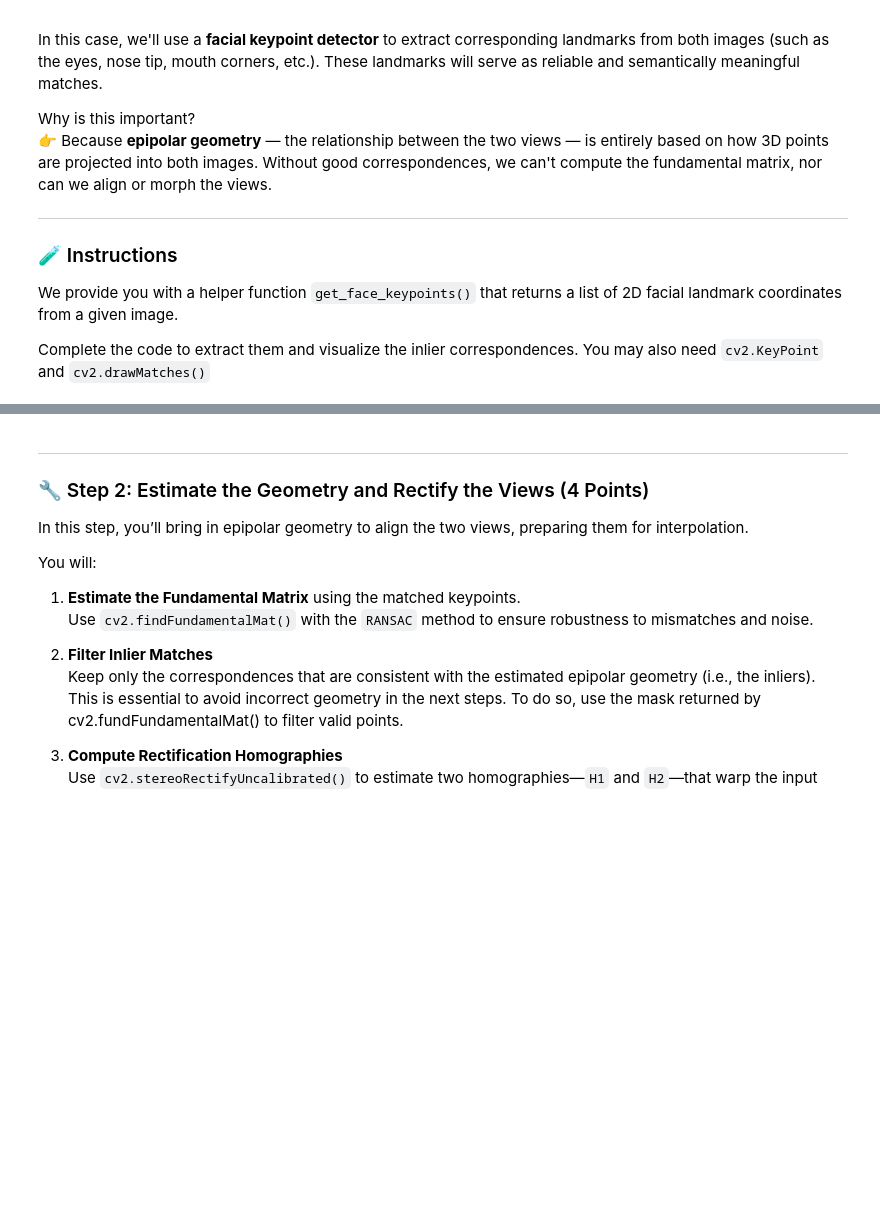
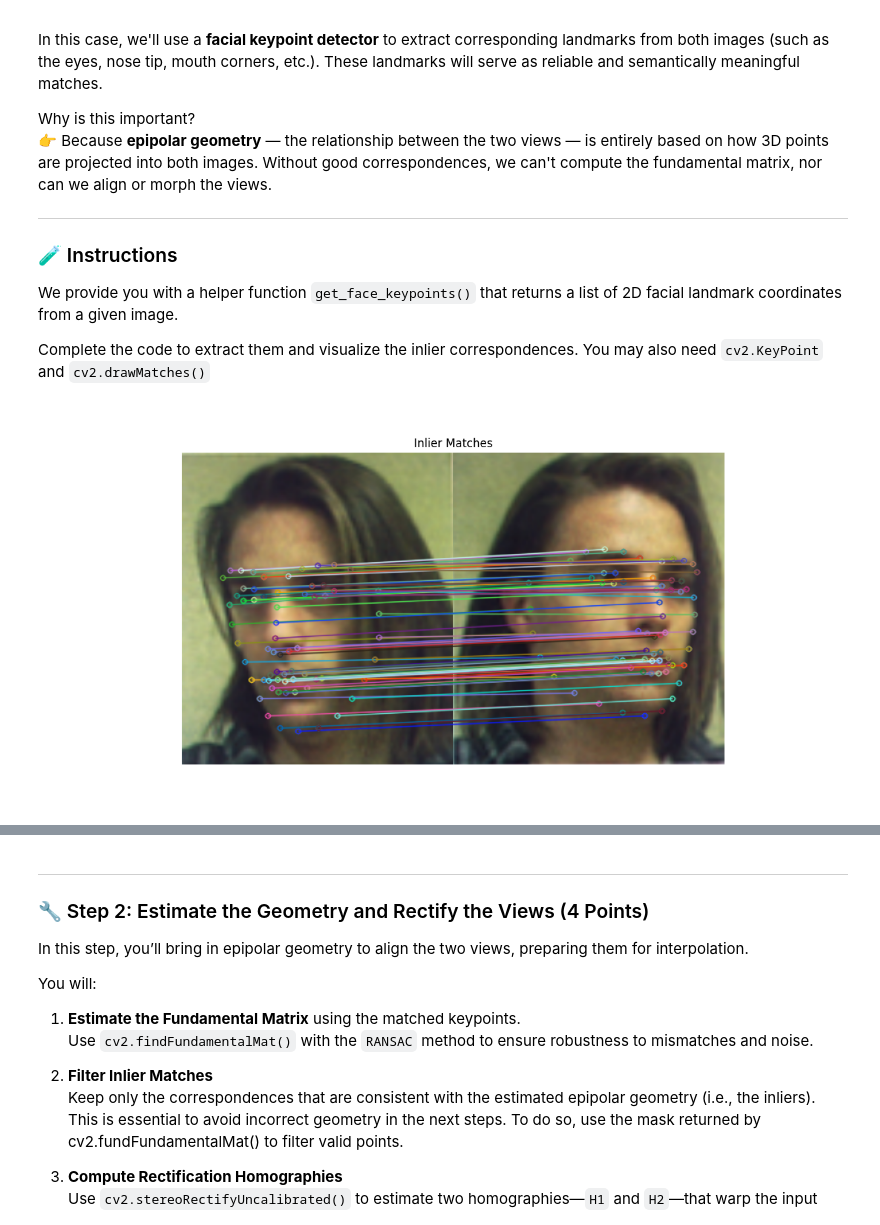
Before and after one commit to blancocd/3DV-SU25, a Jupyter notebook: 3DVision-ex2/notebooks/02_Epipolar_Geometry_and_Veiw_Morphing.ipynb, the cells around one changed output, grey strips where cells are left out. Cells and saved outputs as stored; diff of their text form; code cells hidden in the pictures; blank space fills up the shorter version.

```diff
--- a/3DVision-ex2/notebooks/02_Epipolar_Geometry_and_Veiw_Morphing.ipynb
+++ b/3DVision-ex2/notebooks/02_Epipolar_Geometry_and_Veiw_Morphing.ipynb
@@ -325,29 +358,27 @@ Complete the code to extract them and visualize the inlier correspondences. You
 # %%
 
 # Get the face keypoints
-pts1 = # Write your code here
-pts2 = # Write your code here
+points_1 = get_face_keypoints(img1)
+points_2 = get_face_keypoints(img2)
 
 
 # Make sure both detected
-if pts1 is None or pts2 is None:
-    raise ValueError("Face not detected in one of the images")
-
-# Convert points to cv2.KeyPoint objects
-keypoints1 = # Write your code here
-keypoints2 = # Write your code here
+keypoints1 = [cv2.KeyPoint(x=float(pt[0]), y=float(pt[1]), size=1) for pt in points_1]
+keypoints2 = [cv2.KeyPoint(x=float(pt[0]), y=float(pt[1]), size=1) for pt in points_2]
 
 # Create DMatch objects for the inliers
-matches = [cv2.DMatch(i, i, 0) for i in range(len(pts1))]
+matches = [cv2.DMatch(i, i, 0) for i in range(len(points_1))]
 
 # Draw the matches using cv2.drawMatches
-img_matches = # Write your code here
+img_matches = cv2.drawMatches(img1, keypoints1, img2, keypoints2, matches, None)
 
 plt.figure(figsize=(12, 6))
 plt.imshow(img_matches)
 plt.title("Inlier Matches")
 plt.axis('off')
 plt.show()
+# %% [output]
+[figure, added]
 # %% [markdown]
 #### **Result** (It may  a little bit from run to run):<br>
 ![Correspondences](../data/corresp.png)
```
Also changed, not shown: parts of 8 cells of this notebook.
